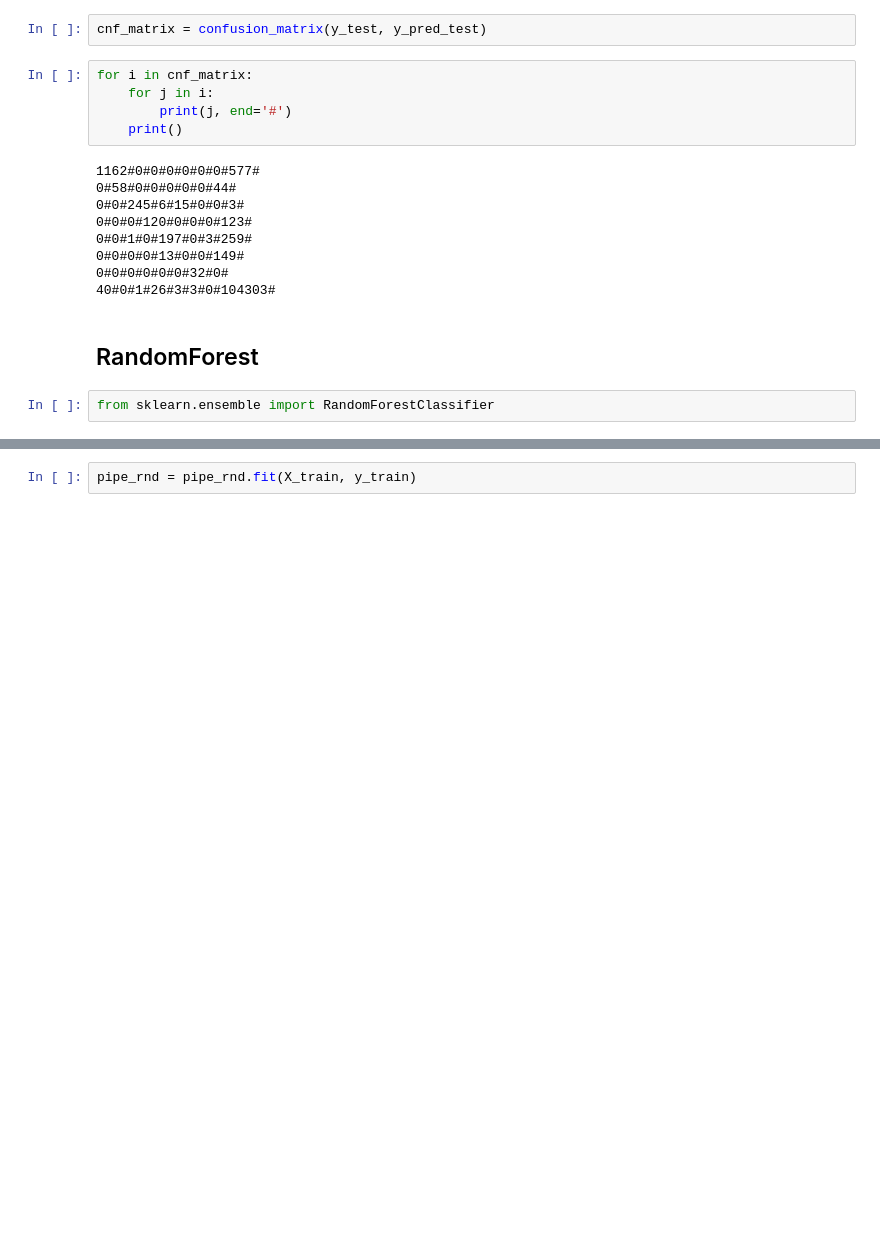
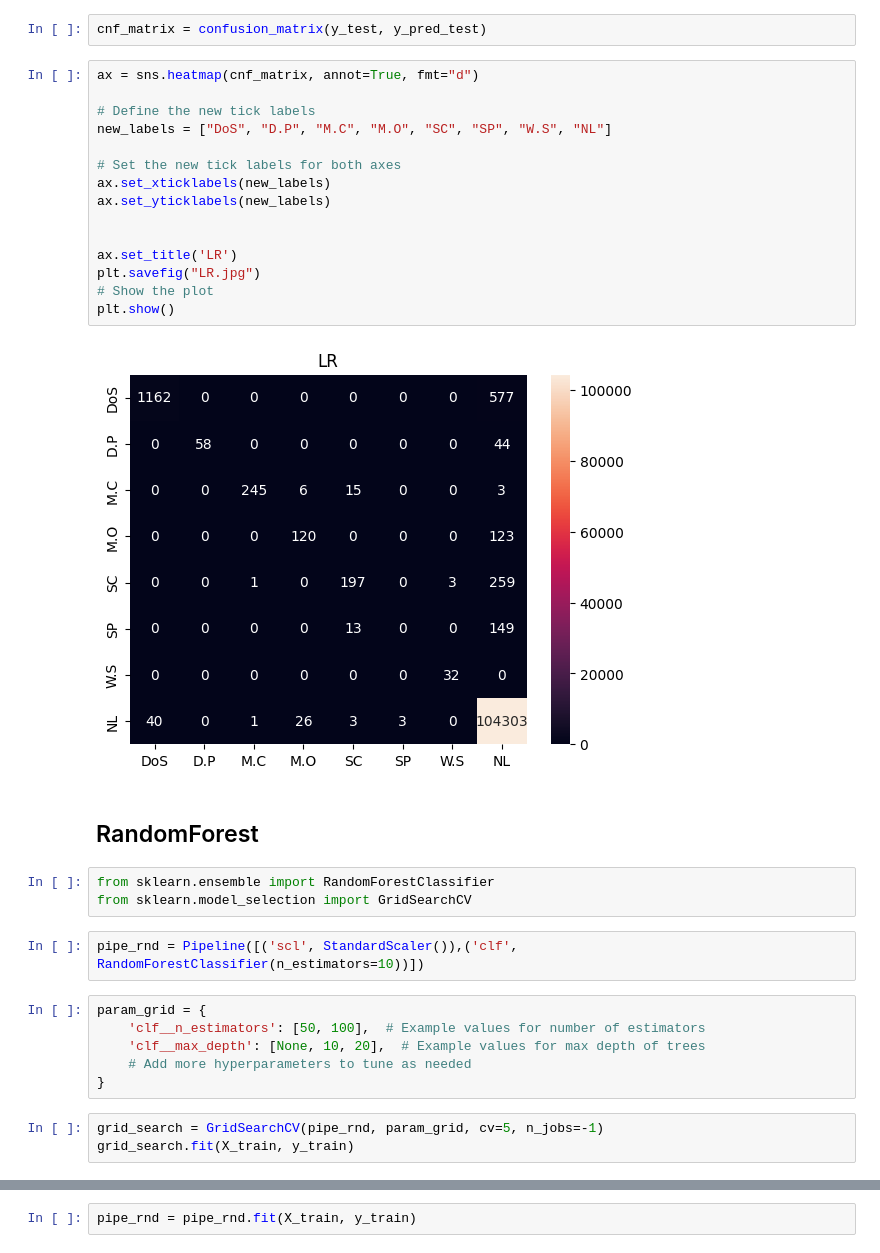
Before and after one commit to Gsuyash20/AnomalyDetect, a Jupyter notebook: performance.ipynb, the cells around one changed output, grey strips where cells are left out. Cells and saved outputs as stored; diff of their text form; blank space fills up the shorter version.

Commit message:
Update code and printed output

```diff
--- a/performance.ipynb
+++ b/performance.ipynb
@@ -151,21 +157,36 @@ from sklearn.metrics import confusion_matrix
 import itertools
 # %%
 cnf_matrix = confusion_matrix(y_test, y_pred_test)
-# %%
-for i in cnf_matrix:
-    for j in i:
-        print(j, end='#')
-    print()
-# %% [output]
-1162#0#0#0#0#0#0#577#
-0#58#0#0#0#0#0#44#
-0#0#245#6#15#0#0#3#
-0#0#0#120#0#0#0#123#
-0#0#1#0#197#0#3#259#
-0#0#0#0#13#0#0#149#
-0#0#0#0#0#0#32#0#
-40#0#1#26#3#3#0#104303#
+# %%
+ax = sns.heatmap(cnf_matrix, annot=True, fmt="d")
+
+# Define the new tick labels
+new_labels = ["DoS", "D.P", "M.C", "M.O", "SC", "SP", "W.S", "NL"]
+
+# Set the new tick labels for both axes
+ax.set_xticklabels(new_labels)
+ax.set_yticklabels(new_labels)
+
+
+ax.set_title('LR')
+plt.savefig("LR.jpg")
+# Show the plot
+plt.show()
+# %% [output]
+[figure, added]
 # %% [markdown]
 ## RandomForest
 # %%
 from sklearn.ensemble import RandomForestClassifier
+from sklearn.model_selection import GridSearchCV
+# %%
+pipe_rnd = Pipeline([('scl', StandardScaler()),('clf', RandomForestClassifier(n_estimators=10))])
+# %%
+param_grid = {
+    'clf__n_estimators': [50, 100],  # Example values for number of estimators
+    'clf__max_depth': [None, 10, 20],  # Example values for max depth of trees
+    # Add more hyperparameters to tune as needed
+}
+# %%
+grid_search = GridSearchCV(pipe_rnd, param_grid, cv=5, n_jobs=-1)
+grid_search.fit(X_train, y_train)
```
Also changed, not shown: parts of 34 cells of this notebook, 7 other files.
